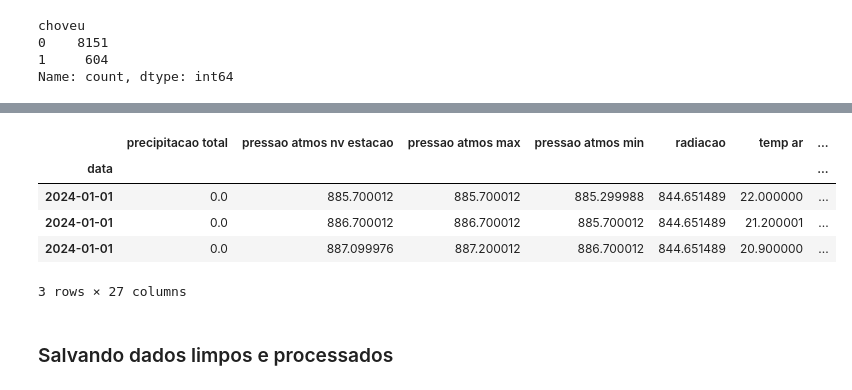
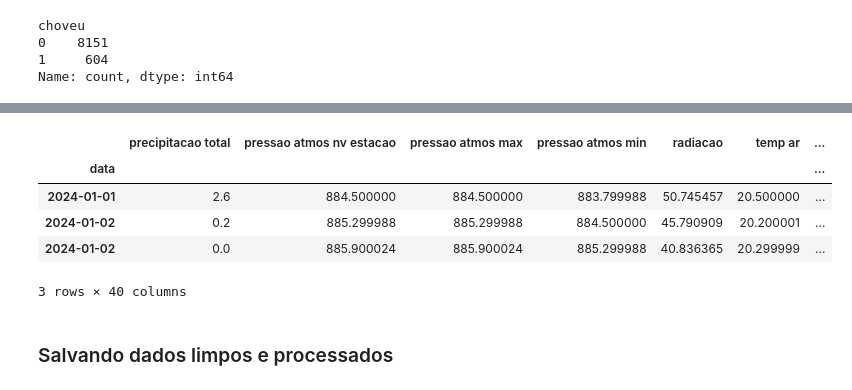
Before and after one commit to Mustasheep/brasilia-weather-forecasting, a Jupyter notebook: notebooks/01_process_data.ipynb, the cells around one changed output, grey strips where cells are left out. Cells and saved outputs as stored; diff of their text form; code cells hidden in the pictures.

```diff
--- a/notebooks/01_process_data.ipynb
+++ b/notebooks/01_process_data.ipynb
@@ -264,0 +291,12 @@ Por fim, irei criar uma última feature para indicar se choveu ou não a partir
+# %%
+# Criando lag da umidade
+df['umidade_lag_1h'] = df['umidade relativa ar'].shift(1)
+df['umidade_lag_3h'] = df['umidade relativa ar'].shift(3)
+
+# Criando lag de pressão atmosférica
+df['pressao_lag_1h'] = df['pressao atmos nv estacao'].shift(1)
+
+# Tendência para pressão atmosférica
+df['pressao_tendencia_1h'] = df['pressao atmos nv estacao'] - df['pressao_lag_1h']
+
+print(df[['pressao atmos nv estacao', 'pressao_lag_1h', 'pressao_tendencia_1h']].head())
@@ -264,0 +315,14 @@ Por fim, irei criar uma última feature para indicar se choveu ou não a partir
+# %%
+# Definindo as janelas de tempo
+janelas = [3, 6, 12, 24]
+
+# média móvel e desvio padrão para umidade
+for j in janelas:
+    df[f'umidade_media_{j}h'] = df['umidade relativa ar'].rolling(window=j).mean()
+    df[f'umidade_std_{j}h'] = df['umidade relativa ar'].rolling(window=j).std()
+
+# mostrar a chuva acumulada.
+df['chuva_acumulada_24h'] = df['precipitacao total'].rolling(window=24).sum()
+
+# Visualizando o resultado
+print(df[['umidade relativa ar', 'umidade_media_6h', 'umidade_std_6h']].head(10))
@@ -273,12 +362,13 @@ Name: count, dtype: int64
 # %%
-df.head(3)
+df_final = df.dropna()
+df_final.head(3)
 # %% [output]
 |  | precipitacao total | pressao atmos nv estacao | pressao atmos max | pressao atmos min | radiacao | temp ar | ... |
 | data |  |  |  |  |  |  | ... |
-| 2024-01-01 | 0.0 | 885.700012 | 885.700012 | 885.299988 | 844.651489 | 22.000000 | ... |
-| 2024-01-01 | 0.0 | 886.700012 | 886.700012 | 885.700012 | 844.651489 | 21.200001 | ... |
-| 2024-01-01 | 0.0 | 887.099976 | 887.200012 | 886.700012 | 844.651489 | 20.900000 | ... |
+| 2024-01-01 | 2.6 | 884.500000 | 884.500000 | 883.799988 | 50.745457 | 20.500000 | ... |
+| 2024-01-02 | 0.2 | 885.299988 | 885.299988 | 884.500000 | 45.790909 | 20.200001 | ... |
+| 2024-01-02 | 0.0 | 885.900024 | 885.900024 | 885.299988 | 40.836365 | 20.299999 | ... |
-3 rows × 27 columns
+3 rows × 40 columns
 # %% [markdown]
 ### Salvando dados limpos e processados
 # %% [markdown]
```
Also changed, not shown: parts of 15 cells of this notebook.
